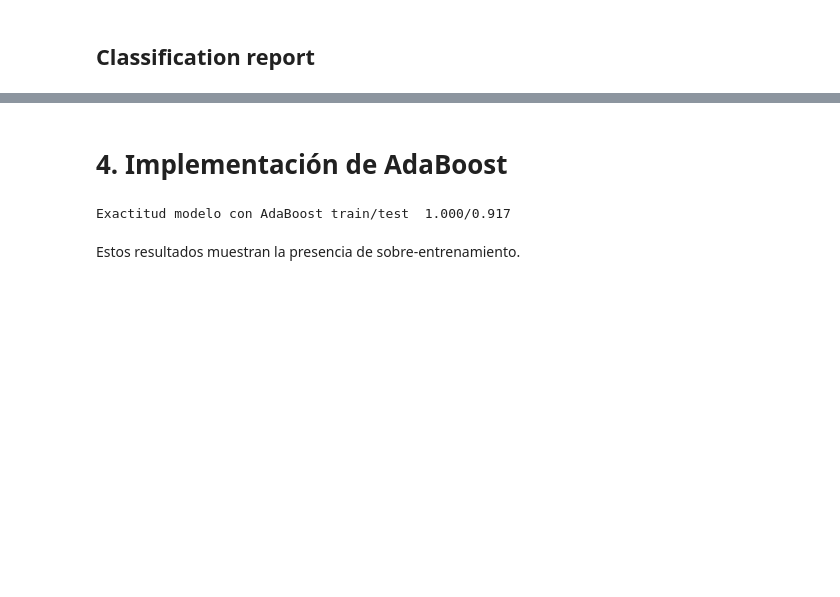
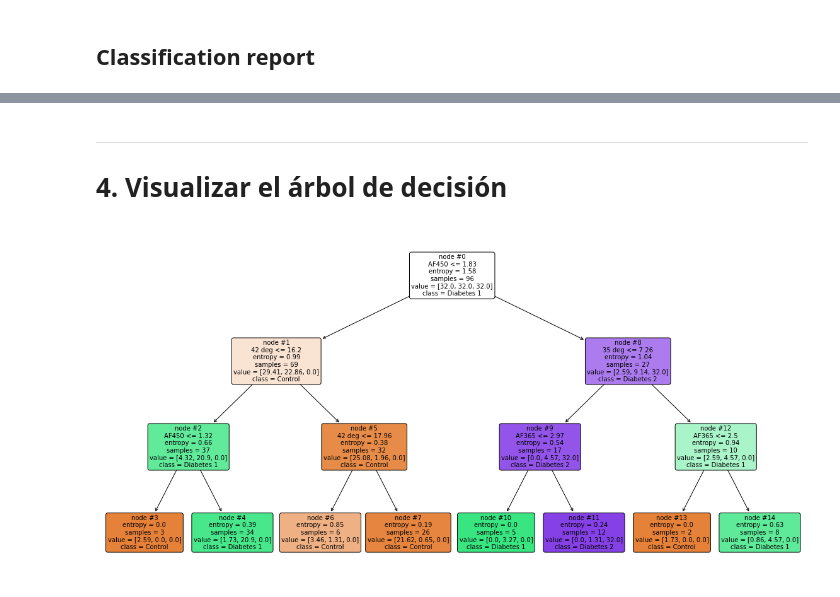
Before and after one commit to alberto-mm/TFM-diagnostico-diabetes-IA, a Jupyter notebook: arboles_decision.ipynb, the cells around one changed output, grey strips where cells are left out. Drawn from its saved outputs; the diff is of its cells as text; code cells hidden in the pictures; blank space fills up the shorter version.

Commit message:
Actualizado el modelo de árboles de decisión

```diff
--- a/arboles_decision.ipynb
+++ b/arboles_decision.ipynb
@@ -192,7 +192,11 @@ print('Mejores parámetros: ', grid.best_params_)
 Mejores parámetros:  {'criterion': 'entropy', 'max_depth': 3, 'min_samples_leaf': 2, 'splitter': 'best'}
 # %%
 # Se crea el modelo con los parámetros obtenidos
-modelo_ad = DecisionTreeClassifier(criterion='entropy', max_depth=3, min_samples_leaf=2, splitter='best')
+modelo_ad = DecisionTreeClassifier(criterion        = 'entropy',
+                                   max_depth        = 3,
+                                   min_samples_leaf = 2,
+                                   splitter         = 'best',
+                                   class_weight     = 'balanced')
 
 # Se entrena el modelo
 modelo_ad.fit(X_train, y_train)
@@ -247,2 +251,0 @@ weighted avg     0.8795    0.8750    0.8756        24
-# %% [markdown]
-# 4. Implementación de AdaBoost
@@ -260,12 +252,25 @@ ada = ada.fit(X_train, y_train)
-# %%
-# Imprimir la exactitud
-y_train_pred = ada.predict(X_train)
-y_test_pred = ada.predict(X_test)
-ada_train = accuracy_score(y_train, y_train_pred)
-ada_test = accuracy_score(y_test, y_test_pred)
-print('Exactitud modelo con AdaBoost train/test  {0:.3f}/{1:.3f}'
-      .format(ada_train, ada_test))
-# %% [output]
-Exactitud modelo con AdaBoost train/test  1.000/0.917
-# %% [markdown]
-Estos resultados muestran la presencia de sobre-entrenamiento.
+# %% [markdown]
+---
+
+# 4. Visualizar el árbol de decisión
+# %%
+from sklearn.tree import plot_tree
+
+feature_names = ['AF365', 'AF450', '35 deg', '42 deg']
+class_names = ['Control', 'Diabetes 1', 'Diabetes 2']
+
+plt.figure(figsize=(20,10))
+
+# Configuración de la visualización del árbol
+plot_tree(modelo_ad,
+          feature_names = feature_names,
+          class_names   = class_names,
+          filled        = True,
+          node_ids      = True,
+          rounded       = True,
+          precision     = 2,
+          fontsize      = 10)
+
+plt.show()
+# %% [output]
+[figure, added]
```
Also changed, not shown: parts of 4 cells of this notebook.
